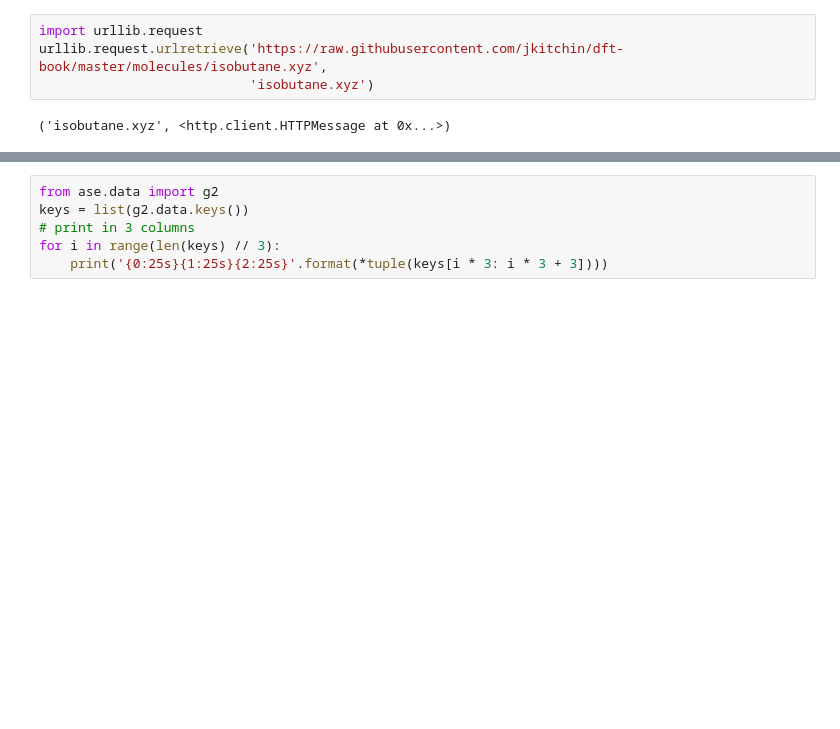
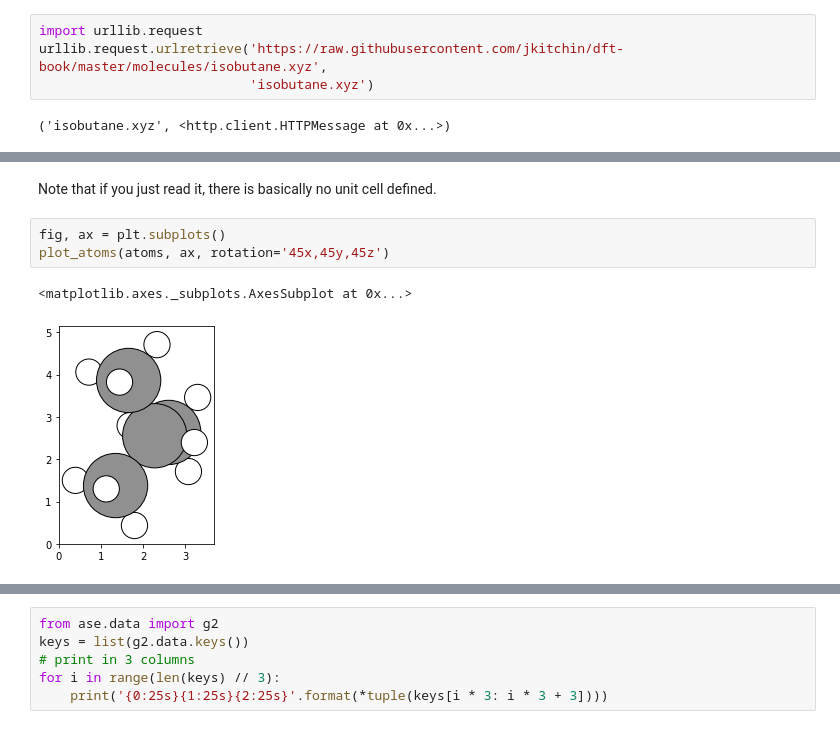
Before and after one commit to jkitchin/dft-book-espresso, a Jupyter notebook: 01-intro-to-ase.ipynb, the cells around one changed output, grey strips where cells are left out. Cells and saved outputs as stored; diff of their text form; blank space fills up the shorter version.

```diff
--- a/01-intro-to-ase.ipynb
+++ b/01-intro-to-ase.ipynb
@@ -156,0 +161,8 @@ view(atoms, viewer='x3d')
+# %% [markdown]
+Note that if you just read it, there is basically no unit cell defined.
+# %%
+fig, ax = plt.subplots()
+plot_atoms(atoms, ax, rotation='45x,45y,45z')
+# %% [output]
+<matplotlib.axes._subplots.AxesSubplot at 0x...>
+[figure, added]
```
Also changed, not shown: parts of 32 cells of this notebook.
